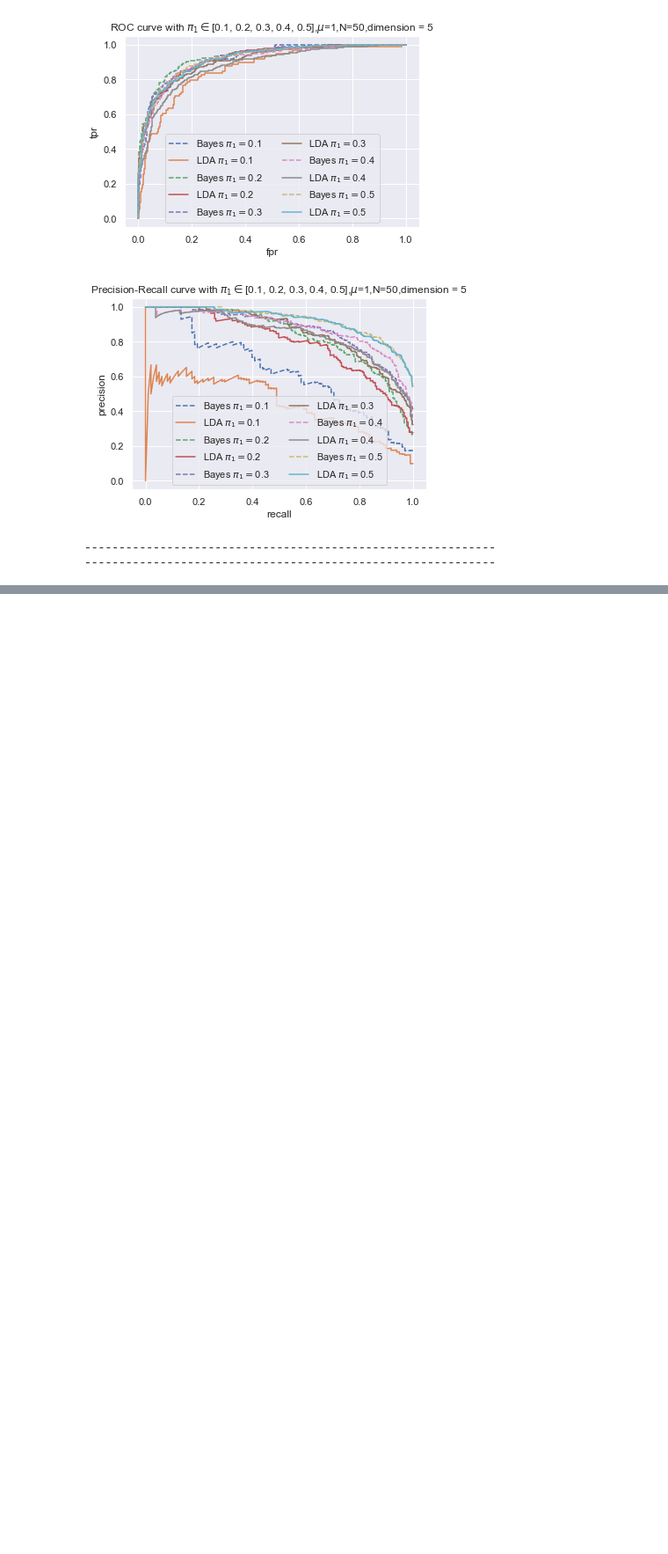
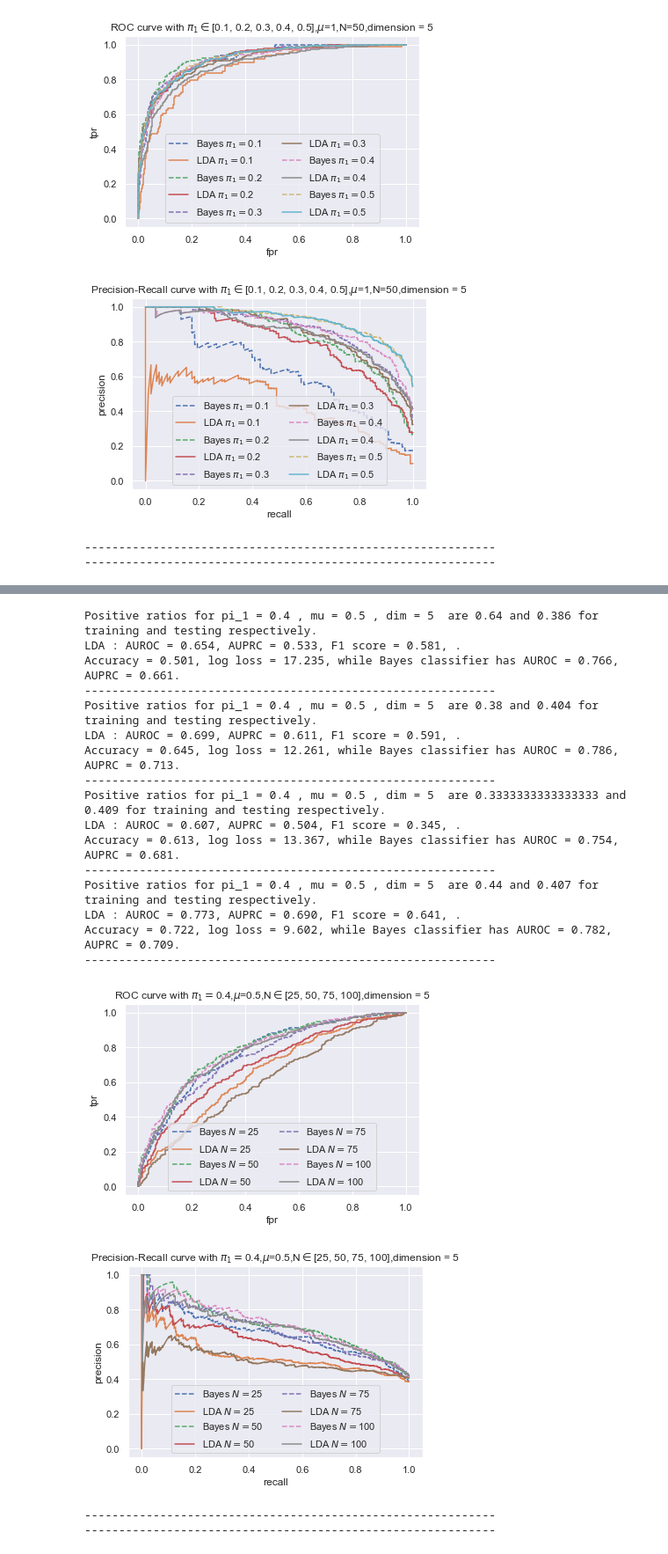
Before and after one commit to SherylHYX/AUROC-vs-AUPRC, a Jupyter notebook: simulations with LDA and Bayes only/simulations_Sheryl_20200205.ipynb, the cells around one changed output, grey strips where cells are left out. Shown at 88% size. Cells and saved outputs as stored; diff of their text form; code cells hidden in the pictures; blank space fills up the shorter version.

```diff
--- a/simulations with LDA and Bayes only/simulations_Sheryl_20200205.ipynb
+++ b/simulations with LDA and Bayes only/simulations_Sheryl_20200205.ipynb
@@ -226,0 +383,23 @@ Accuracy = 0.828, log loss = 5.941, while Bayes classifier has AUROC = 0.920, AU
+# %%
+simulation_results_vary_N(pi_1 = 0.4, mu = 0.5, dim = 5, Ns = [25,50,75,100], N_test = 1000)
+# %% [output]
+Positive ratios for pi_1 = 0.4 , mu = 0.5 , dim = 5  are 0.64 and 0.386 for training and testing respectively.
+LDA : AUROC = 0.654, AUPRC = 0.533, F1 score = 0.581, .
+Accuracy = 0.501, log loss = 17.235, while Bayes classifier has AUROC = 0.766, AUPRC = 0.661.
+------------------------------------------------------------
+Positive ratios for pi_1 = 0.4 , mu = 0.5 , dim = 5  are 0.38 and 0.404 for training and testing respectively.
+LDA : AUROC = 0.699, AUPRC = 0.611, F1 score = 0.591, .
+Accuracy = 0.645, log loss = 12.261, while Bayes classifier has AUROC = 0.786, AUPRC = 0.713.
+------------------------------------------------------------
+Positive ratios for pi_1 = 0.4 , mu = 0.5 , dim = 5  are 0.3333333333333333 and 0.409 for training and testing respectively.
+LDA : AUROC = 0.607, AUPRC = 0.504, F1 score = 0.345, .
+Accuracy = 0.613, log loss = 13.367, while Bayes classifier has AUROC = 0.754, AUPRC = 0.681.
+------------------------------------------------------------
+Positive ratios for pi_1 = 0.4 , mu = 0.5 , dim = 5  are 0.44 and 0.407 for training and testing respectively.
+LDA : AUROC = 0.773, AUPRC = 0.690, F1 score = 0.641, .
+Accuracy = 0.722, log loss = 9.602, while Bayes classifier has AUROC = 0.782, AUPRC = 0.709.
+------------------------------------------------------------
+[figure, added]
+[figure, added]
+------------------------------------------------------------
+------------------------------------------------------------
```
Also changed, not shown: parts of 7 cells of this notebook, 8 other files.
